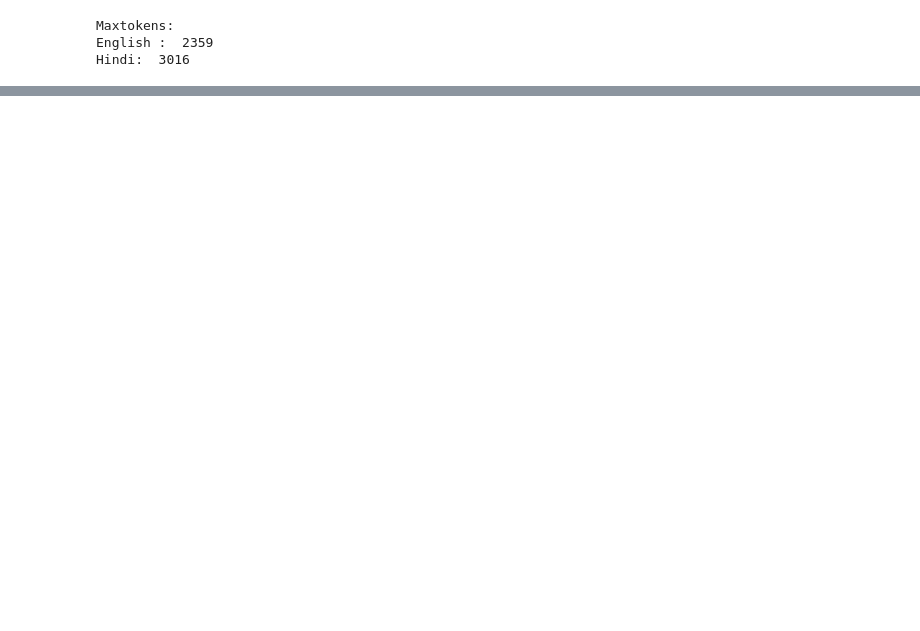
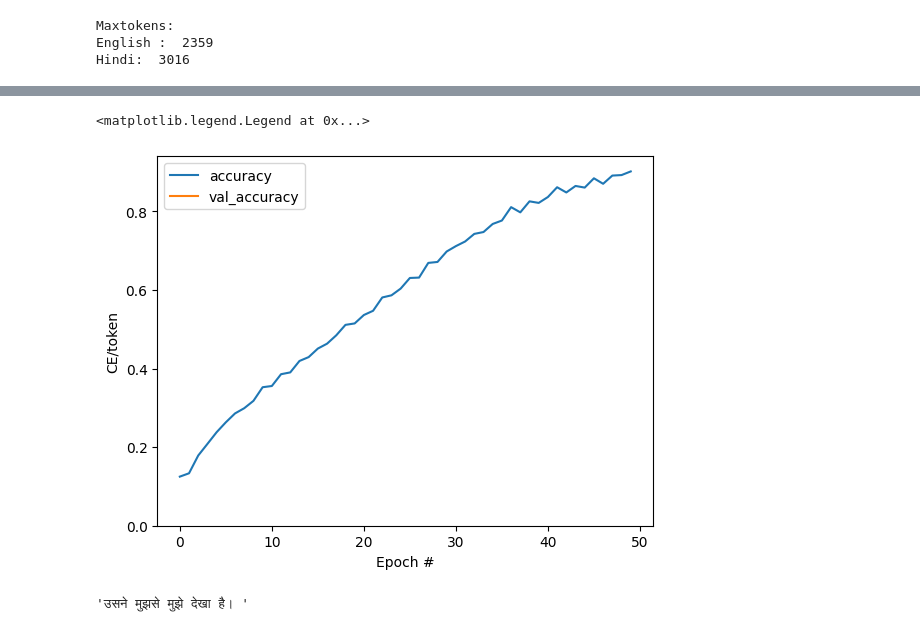
Before and after one commit to tikendraw/language-translation-model, a Jupyter notebook: language_translation_model.ipynb, the cells around one changed output, grey strips where cells are left out. Saved outputs shown, nothing was run; the diff lists cells and outputs as text; code cells hidden in the pictures; blank space fills up the shorter version.

```diff
--- a/language_translation_model.ipynb
+++ b/language_translation_model.ipynb
@@ -207,0 +624,10 @@ hin_vectorizer.get_vocabulary()[4]
+# %%
+plt.plot(history.history['masked_acc'], label='accuracy')
+plt.plot(history.history['val_masked_acc'], label='val_accuracy')
+plt.ylim([0, max(plt.ylim())])
+plt.xlabel('Epoch #')
+plt.ylabel('CE/token')
+plt.legend()
+# %% [output]
+<matplotlib.legend.Legend at 0x...>
+[figure, added]
@@ -207,0 +666,5 @@ hin_vectorizer.get_vocabulary()[4]
+# %%
+result = model.translate(['She loves me'])
+result[0].numpy().decode()
+# %% [output]
+'उसने मुझसे मुझे देखा है। '
```
Also changed, not shown: parts of 55 cells of this notebook.
